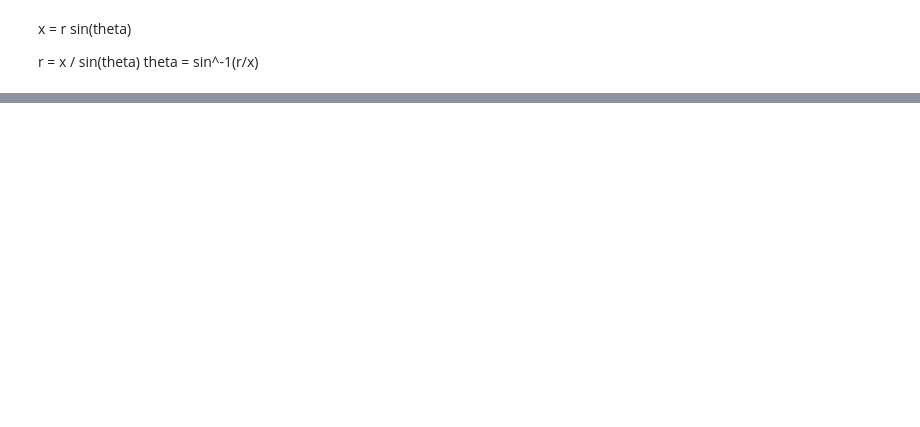
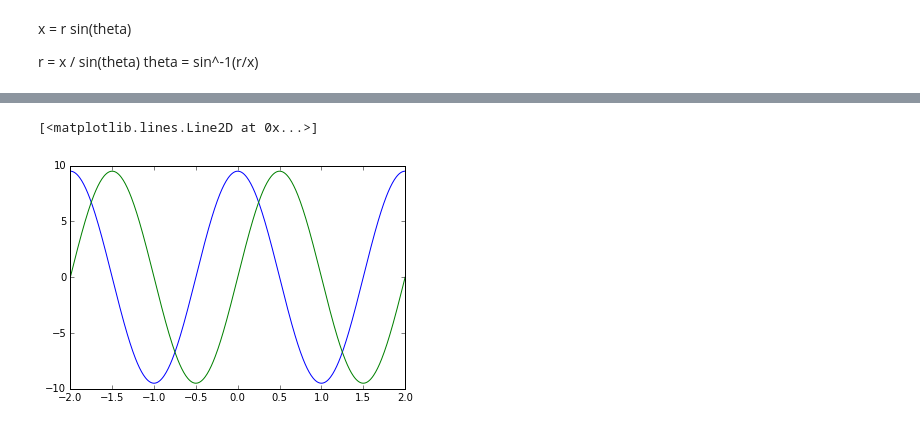
Before and after one commit to AndrewMicallef/AndrewMicallef.github.io, a Jupyter notebook: py/Polar Coordinae functions.ipynb, the cells around one changed output, grey strips where cells are left out. Saved outputs shown, nothing was run; the diff lists cells and outputs as text; code cells hidden in the pictures; blank space fills up the shorter version.

```diff
--- a/py/Polar Coordinae functions.ipynb
+++ b/py/Polar Coordinae functions.ipynb
@@ -303,0 +272,13 @@ theta = sin^-1(r/x)
+# %%
+R = 10
+
+phi = np.linspace(-2*np.pi,2*np.pi,500) / np.pi
+
+x = [(R - 0.5) * np.cos(phi) for phi in np.linspace(-2*np.pi,2*np.pi,500)]
+y = [(R - 0.5) * np.sin(phi) for phi in np.linspace(-2*np.pi,2*np.pi,500)]
+# %%
+plt.plot(phi, x)
+plt.plot(phi, y)
+# %% [output]
+[<matplotlib.lines.Line2D at 0x...>]
+[figure, added]
```
Also changed, not shown: parts of 9 cells of this notebook, 3 other files.
